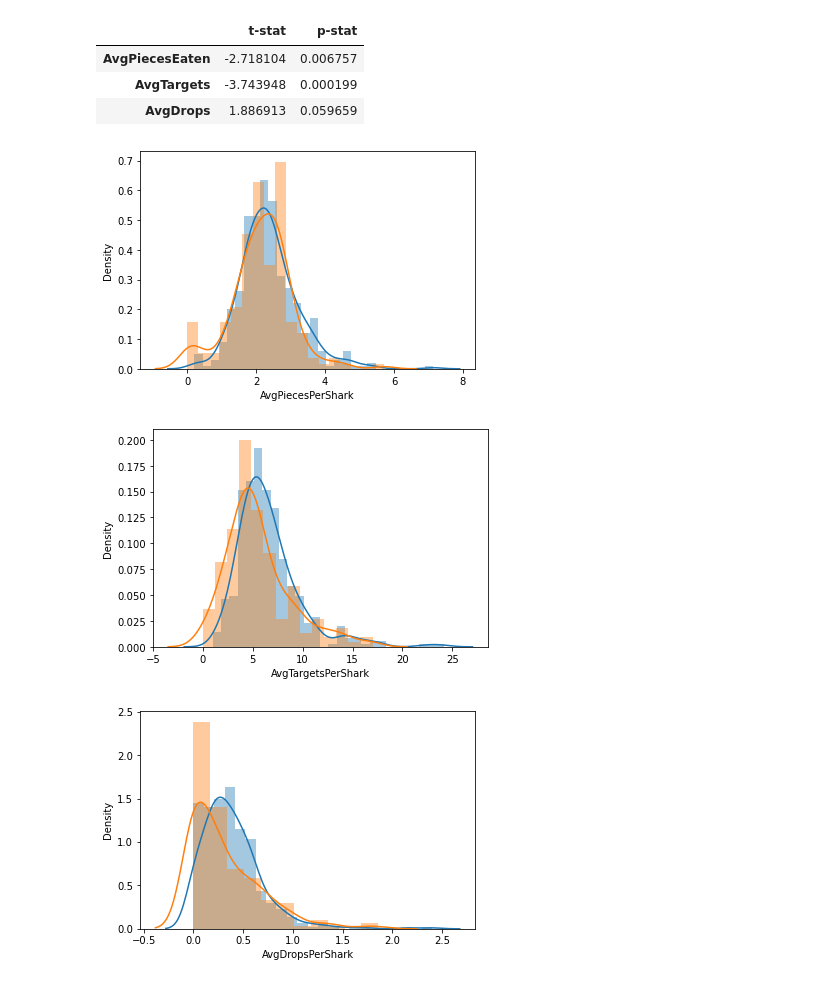
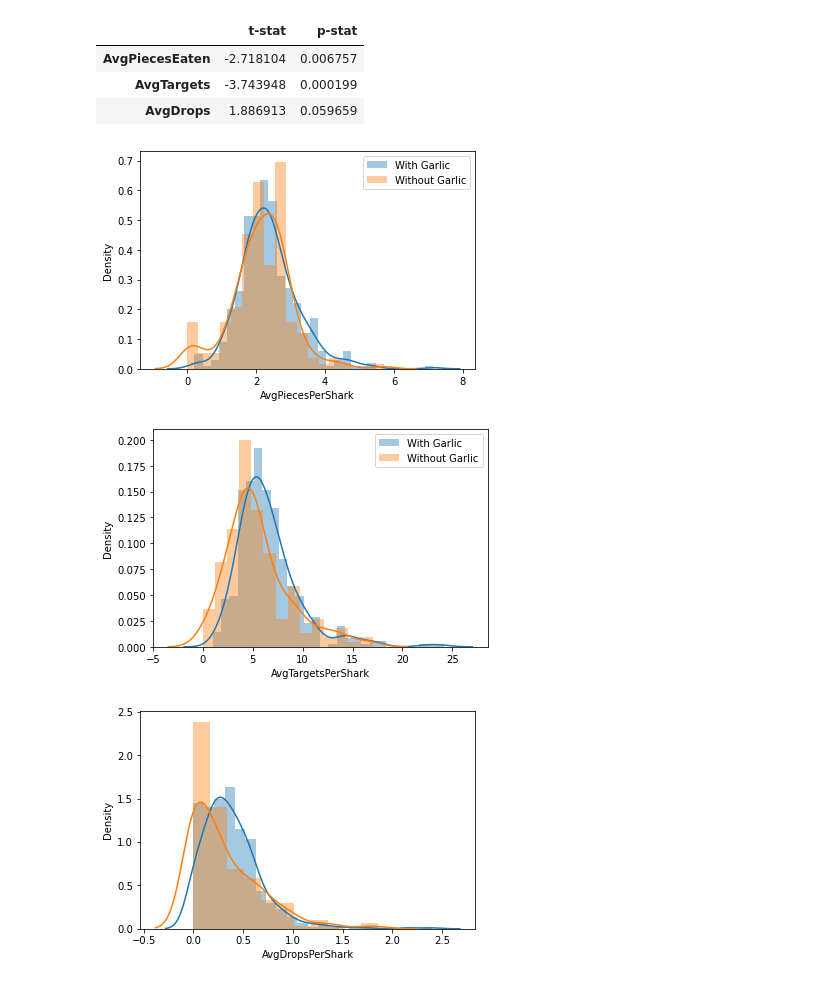
Before and after one commit to Data-Science-in-Business-Fall-2020/final-project-spencer_parker_chris, a Jupyter notebook: analytics-all-sharks-spencer.ipynb, the cells around one changed output. Saved outputs shown, nothing was run; the diff lists cells and outputs as text; code cells hidden in the pictures.

Commit message:
Added graphs to my ananalytical notebook

```diff
--- a/analytics-all-sharks-spencer.ipynb
+++ b/analytics-all-sharks-spencer.ipynb
@@ -54,18 +55,24 @@ dfstatsgroups.head()
 | AvgTargets | -3.743948 | 0.000199 |
 | AvgDrops | 1.886913 | 0.059659 |
 # %%
+import matplotlib.pyplot as plt
 garlic = df[df.Garlic == 1]
 notgarlic = df[df.Garlic == 0]
 
-ax = sns.distplot(garlic.AvgPiecesPerShark)
-ax = sns.distplot(notgarlic.AvgPiecesPerShark)
+ax = sns.distplot(garlic.AvgPiecesPerShark, label='With Garlic')
+ax = sns.distplot(notgarlic.AvgPiecesPerShark, label='Without Garlic')
+ax = ax.legend()
+plt.show()
 # %% [output]
-[figure, old version]
+[figure, new version]
 # %%
-ax = sns.distplot(garlic.AvgTargetsPerShark)
-ax = sns.distplot(notgarlic.AvgTargetsPerShark)
+import matplotlib.pyplot as plt
+ax = sns.distplot(garlic.AvgTargetsPerShark, label='With Garlic')
+ax = sns.distplot(notgarlic.AvgTargetsPerShark, label='Without Garlic')
+ax = ax.legend()
+plt.show()
 # %% [output]
-[figure, old version]
+[figure, new version]
 # %%
 ax = sns.distplot(garlic.AvgDropsPerShark)
 ax = sns.distplot(notgarlic.AvgDropsPerShark)
```
Also changed, not shown: parts of 48 cells of this notebook, 1 other file.
